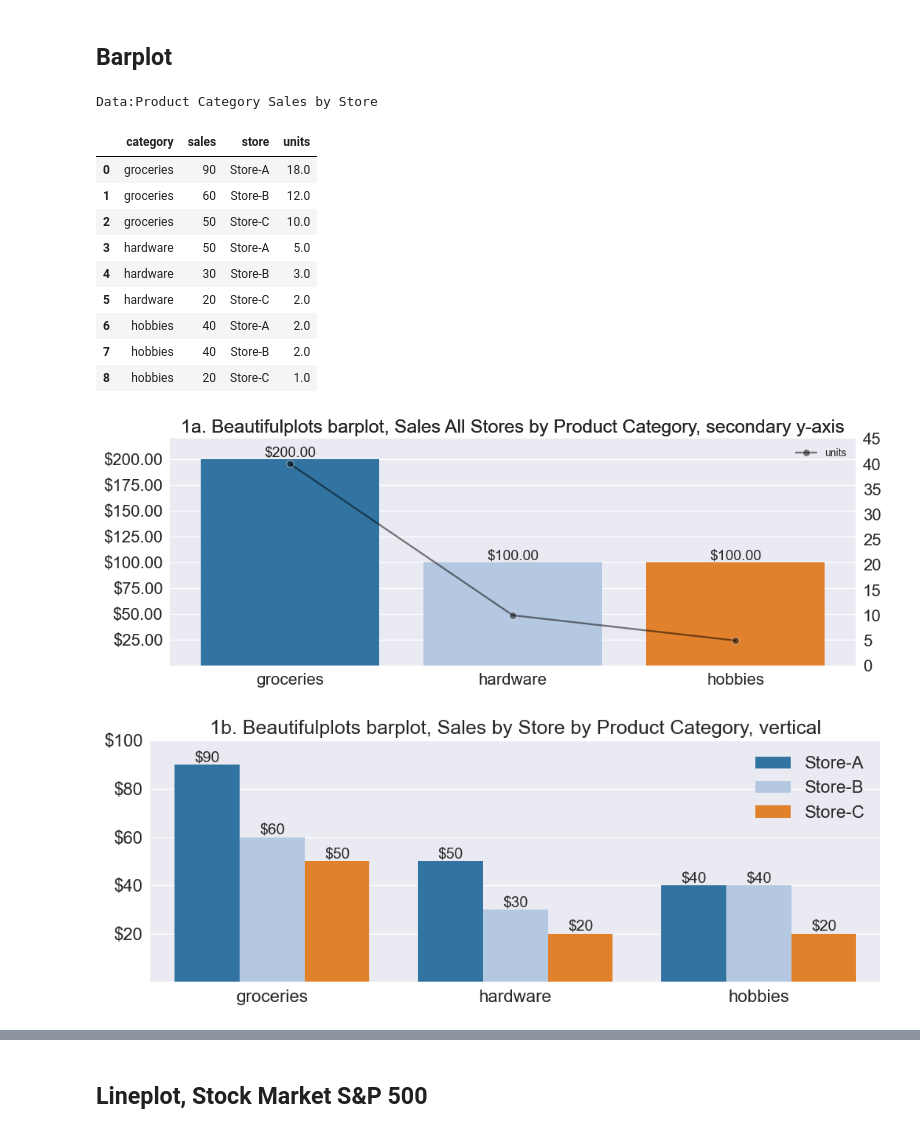
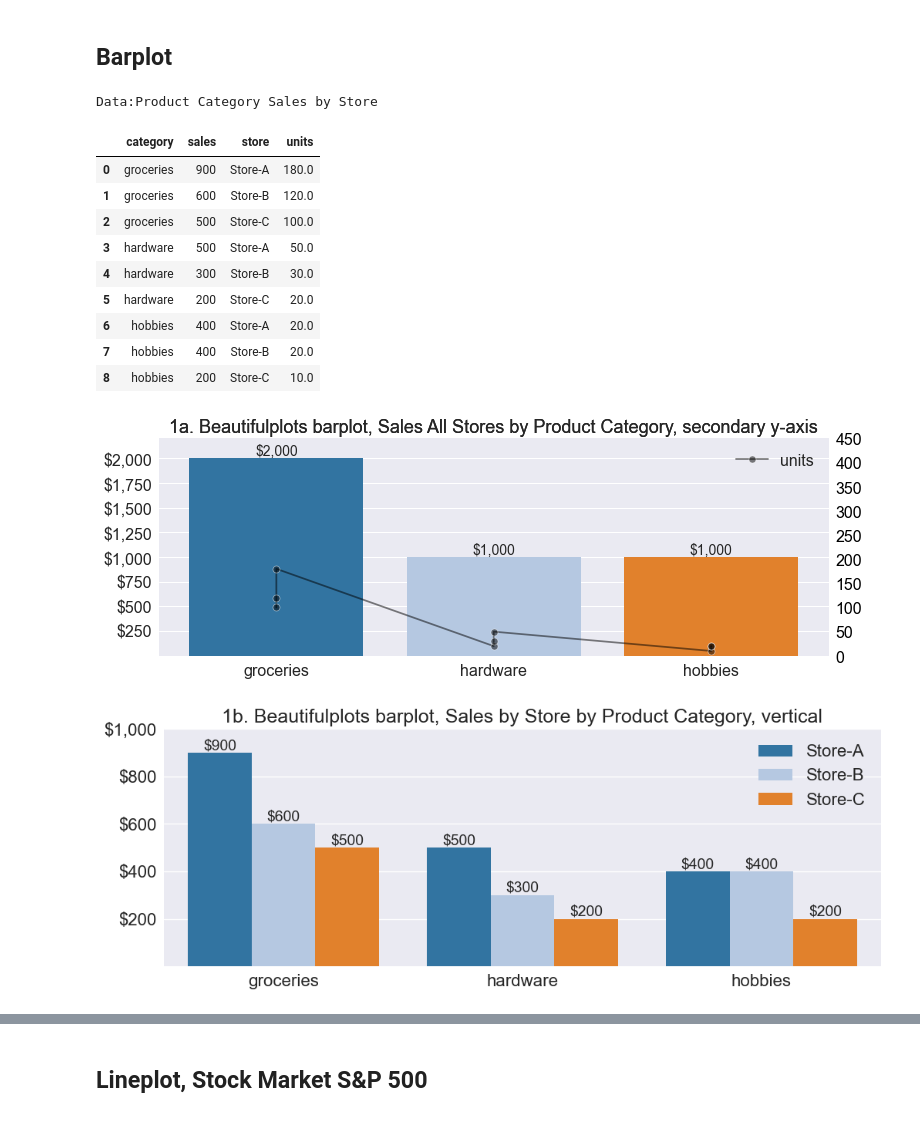
Before and after one commit to Aljgutier/beautifulplots, a Jupyter notebook: docs/examples.ipynb, the cells around one changed output, grey strips where cells are left out. Drawn from its saved outputs; the diff is of its cells as text; code cells hidden in the pictures.

```diff
--- a/docs/examples.ipynb
+++ b/docs/examples.ipynb
@@ -17,51 +17,51 @@ mpl.rcParams.update(mpl.rcParamsDefault)
 # Data and Dataframe
 print('Data:Product Category Sales by Store')
 barplot_data = { 'category':['groceries','groceries','groceries', 'hardware','hardware','hardware','hobbies','hobbies','hobbies'] ,
-                'sales':[ 90, 60,50, 50,30,20,40,40,20], 'store':['Store-A','Store-B','Store-C','Store-A','Store-B','Store-C','Store-A','Store-B','Store-C'] }
+                'sales':[ 900, 600,500, 500,300,200,400,400,200], 'store':['Store-A','Store-B','Store-C','Store-A','Store-B','Store-C','Store-A','Store-B','Store-C'] }
 
 df = pd.DataFrame(barplot_data)
 # unit sales by category ... assume some average sale price per category
 def unit_sales(row):
     units = 0
     if row['category'] == 'groceries': units = row['sales']/5
     elif row['category'] == 'hardware': units = row['sales']/10
     elif row['category'] == 'hobbies': units = row['sales']/20
     return units
 df['units']= df.apply(lambda row: unit_sales(row),axis=1)
 display(df)
 
 
 
 # Plots
 
 # Example 1a
 bp.barplot(df,'category','sales', palette='tab20',
                    title='1a. Beautifulplots barplot, Sales All Stores by Product Category, secondary y-axis', figsize=(12,4),
-                   bardatalabels=True, bardataformat=".2f", barcurrency=True, ylims = (0.1,220),
-                   y2='units',ylims2=(0,45), color2='black',marker2="o")
+                   bardatalabels=True, bardataformat=",.0f", barcurrency="$", ylims = (0.1,2200),
+                   y2='units',ylims2=(0,450), color2='black',marker2="o", y2axisformat=".0f")
 
 # Example 1b
 bp.barplot(df,'category','sales',hue='store', palette='tab20',
-                   title='1b. Beautifulplots barplot, Sales by Store by Product Category, vertical', figsize=(12,4), legend=True,
-                   bardatalabels=True, barcurrency=True, bardataformat=".0f",
-                   ylims = (0.1,100))
+                   title='1b. Beautifulplots barplot, Sales by Store by Product Category, vertical', figsize=(12,4),
+                   bardatalabels=True, barcurrency="$", bardataformat=",.0f",
+                   ylims = (0.1,1000))
 
 # Example 1c
 bp.barplot(df,'category','sales',hue='store', palette='tab20',
                    title='1c. Beautifulplots barplot, Sales by Store by Product Category, horizontal', figsize=(12,8),
-                   bardatalabels=True, bardataformat=".2f", barcurrency=True, barorientation='h',
-                   xlims = (0.1,100), legend=True, legendloc="lower right")
+                   bardatalabels=True, bardataformat=".0f", barcurrency="$", barorientation='h',
+                   xlims = (0.1,1000), legendloc="lower right")
 # %% [output]
 Data:Product Category Sales by Store
 |  | category | sales | store | units |
-| 0 | groceries | 90 | Store-A | 18.0 |
-| 1 | groceries | 60 | Store-B | 12.0 |
-| 2 | groceries | 50 | Store-C | 10.0 |
-| 3 | hardware | 50 | Store-A | 5.0 |
-| 4 | hardware | 30 | Store-B | 3.0 |
-| 5 | hardware | 20 | Store-C | 2.0 |
-| 6 | hobbies | 40 | Store-A | 2.0 |
-| 7 | hobbies | 40 | Store-B | 2.0 |
-| 8 | hobbies | 20 | Store-C | 1.0 |
+| 0 | groceries | 900 | Store-A | 180.0 |
+| 1 | groceries | 600 | Store-B | 120.0 |
+| 2 | groceries | 500 | Store-C | 100.0 |
+| 3 | hardware | 500 | Store-A | 50.0 |
+| 4 | hardware | 300 | Store-B | 30.0 |
+| 5 | hardware | 200 | Store-C | 20.0 |
+| 6 | hobbies | 400 | Store-A | 20.0 |
+| 7 | hobbies | 400 | Store-B | 20.0 |
+| 8 | hobbies | 200 | Store-C | 10.0 |
-[figure, old version]
+[figure, new version]
-[figure, old version]
+[figure, new version]
```
Also changed, not shown: parts of 5 cells of this notebook.
